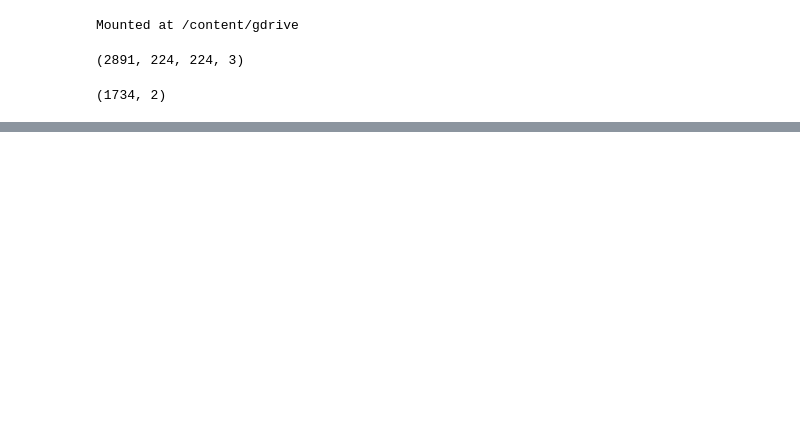
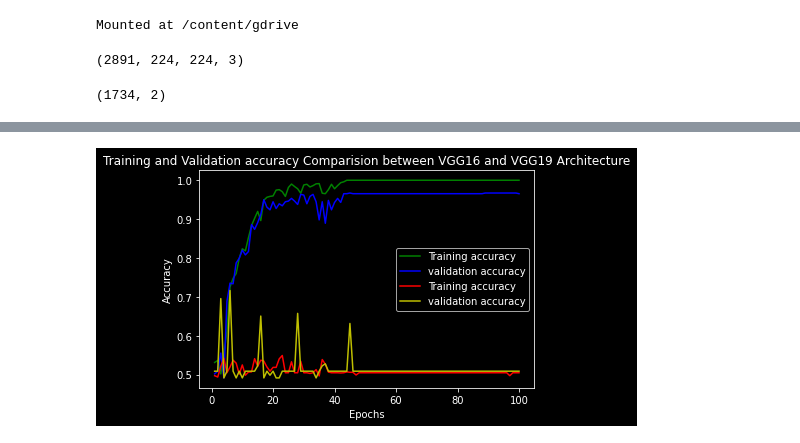
Before and after one commit to premanshsharma/Brain-Tumor-Detection, a Jupyter notebook: btp_clg_vgg16.ipynb, the cells around one changed output, grey strips where cells are left out. Cells and saved outputs as stored; diff of their text form; code cells hidden in the pictures; blank space fills up the shorter version.

```diff
--- a/btp_clg_vgg16.ipynb
+++ b/btp_clg_vgg16.ipynb
@@ -190,0 +232,17 @@ test loss, test acc: [0.6523946523666382, 0.9637305736541748]
+# %%
+loss_train1 = history1.history['accuracy']
+loss_val1 = history1.history['val_accuracy']
+epochs = range(1,101)
+plt.plot(epochs, loss_train1, 'g', label='Training accuracy')
+plt.plot(epochs, loss_val1, 'b', label='validation accuracy')
+plt.xlabel('Epochs')
+plt.ylabel('Accuracy')
+loss_train2 = history2.history['accuracy']
+loss_val2 = history2.history['val_accuracy']
+plt.plot(epochs, loss_train2, 'r', label='Training accuracy')
+plt.plot(epochs, loss_val2, 'y', label='validation accuracy')
+plt.title('Training and Validation accuracy Comparision between VGG16 and VGG19 Architecture')
+plt.legend()
+plt.show()
+# %% [output]
+[figure, added]
```
Also changed, not shown: parts of 8 cells of this notebook.
